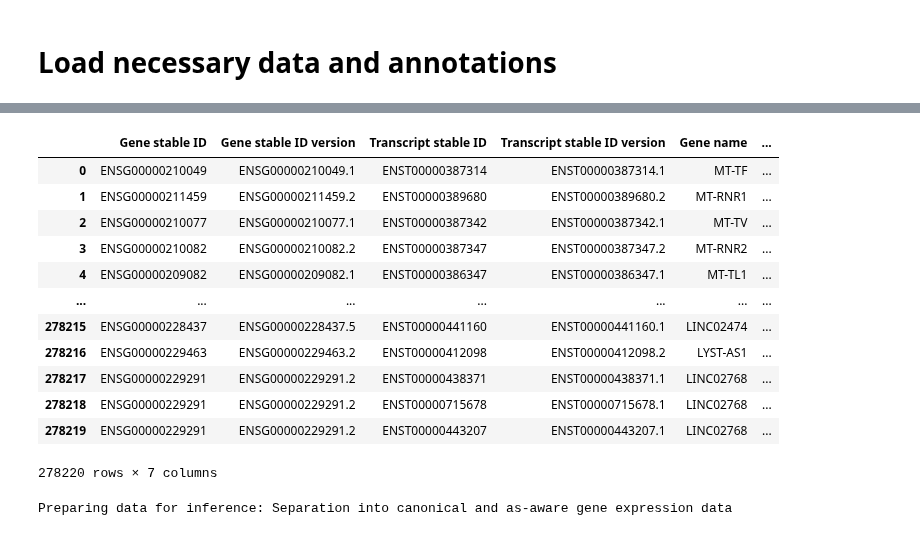
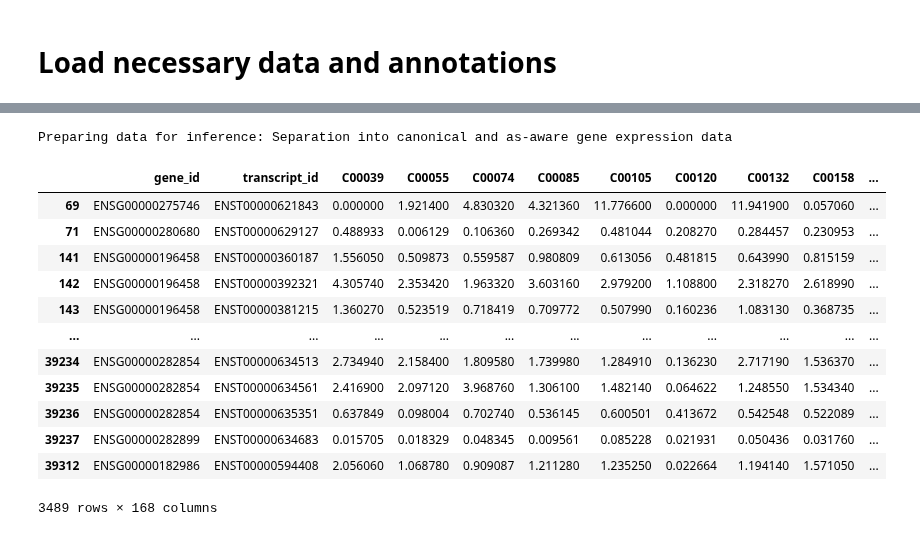
Before and after one commit to bionetslab/alternet, a Jupyter notebook: src/alternet/alternet_tutorial.ipynb, the cells around one changed output, grey strips where cells are left out. Drawn from its saved outputs; the diff is of its cells as text; code cells hidden in the pictures.

```diff
--- a/src/alternet/alternet_tutorial.ipynb
+++ b/src/alternet/alternet_tutorial.ipynb
@@ -95,19 +68,3 @@ transcript_data
-# %%
-biomart
-# %% [output]
-|  | Gene stable ID | Gene stable ID version | Transcript stable ID | Transcript stable ID version | Gene name | ... |
-| 0 | ENSG00000210049 | ENSG00000210049.1 | ENST00000387314 | ENST00000387314.1 | MT-TF | ... |
-| 1 | ENSG00000211459 | ENSG00000211459.2 | ENST00000389680 | ENST00000389680.2 | MT-RNR1 | ... |
-| 2 | ENSG00000210077 | ENSG00000210077.1 | ENST00000387342 | ENST00000387342.1 | MT-TV | ... |
-| 3 | ENSG00000210082 | ENSG00000210082.2 | ENST00000387347 | ENST00000387347.2 | MT-RNR2 | ... |
-| 4 | ENSG00000209082 | ENSG00000209082.1 | ENST00000386347 | ENST00000386347.1 | MT-TL1 | ... |
-| ... | ... | ... | ... | ... | ... | ... |
-| 278215 | ENSG00000228437 | ENSG00000228437.5 | ENST00000441160 | ENST00000441160.1 | LINC02474 | ... |
-| 278216 | ENSG00000229463 | ENSG00000229463.2 | ENST00000412098 | ENST00000412098.2 | LYST-AS1 | ... |
-| 278217 | ENSG00000229291 | ENSG00000229291.2 | ENST00000438371 | ENST00000438371.1 | LINC02768 | ... |
-| 278218 | ENSG00000229291 | ENSG00000229291.2 | ENST00000715678 | ENST00000715678.1 | LINC02768 | ... |
-| 278219 | ENSG00000229291 | ENSG00000229291.2 | ENST00000443207 | ENST00000443207.1 | LINC02768 | ... |
-278220 rows × 7 columns
 # %%
 tf_iso_counts, _ = separate_tf_genes(data=transcript_data, tf_list=tf_list, data_column='transcript_id', biomart_column='Transcript stable ID')
 # %%
@@ -116,3 +73,19 @@ tf_gene_counts, target_gene_counts = separate_tf_genes(data=gene_data, tf_list=t
 data_canonical, data_asware, target_gene_list = prepare_for_inference(tf_iso_counts, tf_gene_counts, target_gene_counts, transcript_column='transcript_id', gene_column='gene_id')
 # %% [output]
 Preparing data for inference: Separation into canonical and as-aware gene expression data
+# %%
+tf_iso_counts
+# %% [output]
+|  | gene_id | transcript_id | C00039 | C00055 | C00074 | C00085 | C00105 | C00120 | C00132 | C00158 | ... |
+| 69 | ENSG00000275746 | ENST00000621843 | 0.000000 | 1.921400 | 4.830320 | 4.321360 | 11.776600 | 0.000000 | 11.941900 | 0.057060 | ... |
+| 71 | ENSG00000280680 | ENST00000629127 | 0.488933 | 0.006129 | 0.106360 | 0.269342 | 0.481044 | 0.208270 | 0.284457 | 0.230953 | ... |
+| 141 | ENSG00000196458 | ENST00000360187 | 1.556050 | 0.509873 | 0.559587 | 0.980809 | 0.613056 | 0.481815 | 0.643990 | 0.815159 | ... |
+| 142 | ENSG00000196458 | ENST00000392321 | 4.305740 | 2.353420 | 1.963320 | 3.603160 | 2.979200 | 1.108800 | 2.318270 | 2.618990 | ... |
+| 143 | ENSG00000196458 | ENST00000381215 | 1.360270 | 0.523519 | 0.718419 | 0.709772 | 0.507990 | 0.160236 | 1.083130 | 0.368735 | ... |
+| ... | ... | ... | ... | ... | ... | ... | ... | ... | ... | ... | ... |
+| 39234 | ENSG00000282854 | ENST00000634513 | 2.734940 | 2.158400 | 1.809580 | 1.739980 | 1.284910 | 0.136230 | 2.717190 | 1.536370 | ... |
+| 39235 | ENSG00000282854 | ENST00000634561 | 2.416900 | 2.097120 | 3.968760 | 1.306100 | 1.482140 | 0.064622 | 1.248550 | 1.534340 | ... |
+| 39236 | ENSG00000282854 | ENST00000635351 | 0.637849 | 0.098004 | 0.702740 | 0.536145 | 0.600501 | 0.413672 | 0.542548 | 0.522089 | ... |
+| 39237 | ENSG00000282899 | ENST00000634683 | 0.015705 | 0.018329 | 0.048345 | 0.009561 | 0.085228 | 0.021931 | 0.050436 | 0.031760 | ... |
+| 39312 | ENSG00000182986 | ENST00000594408 | 2.056060 | 1.068780 | 0.909087 | 1.211280 | 1.235250 | 0.022664 | 1.194140 | 1.571050 | ... |
+3489 rows × 168 columns
```
Also changed, not shown: parts of 28 cells of this notebook, 11 other files.
